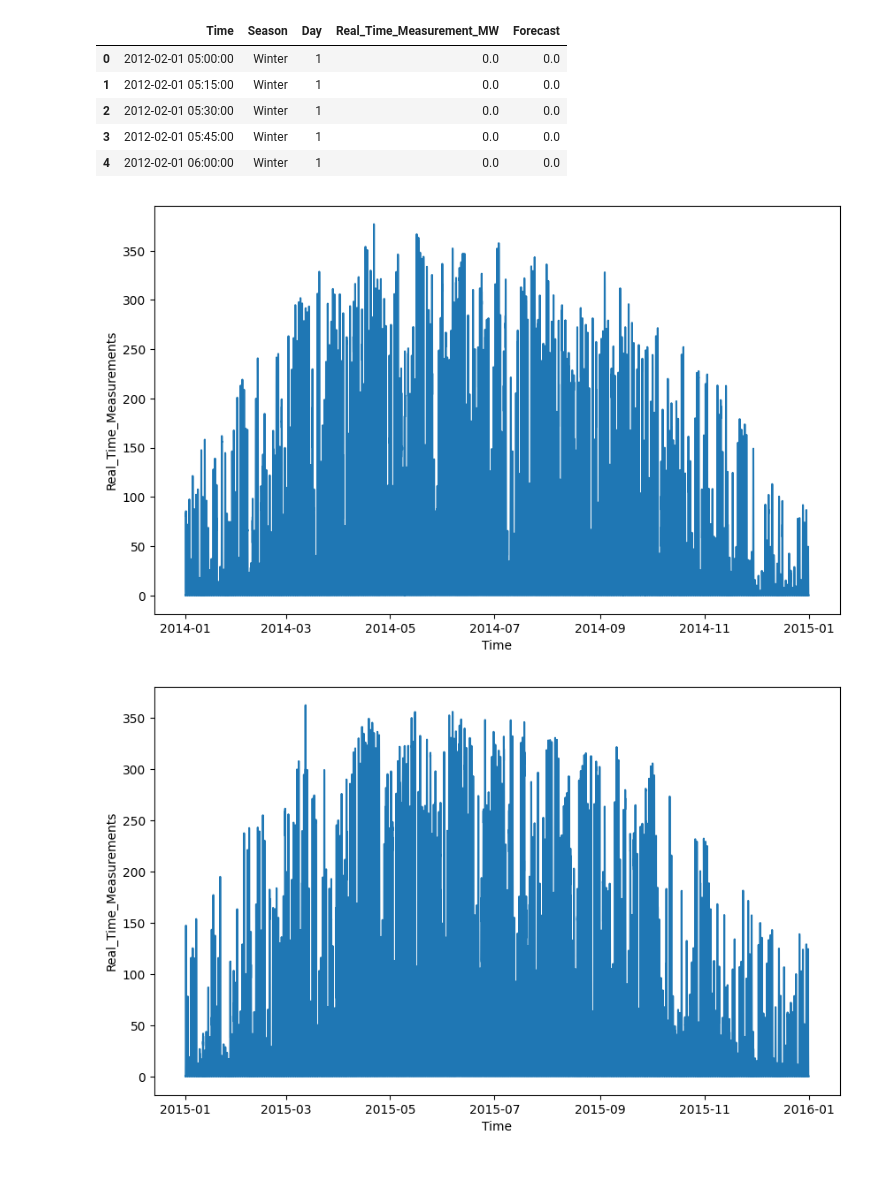
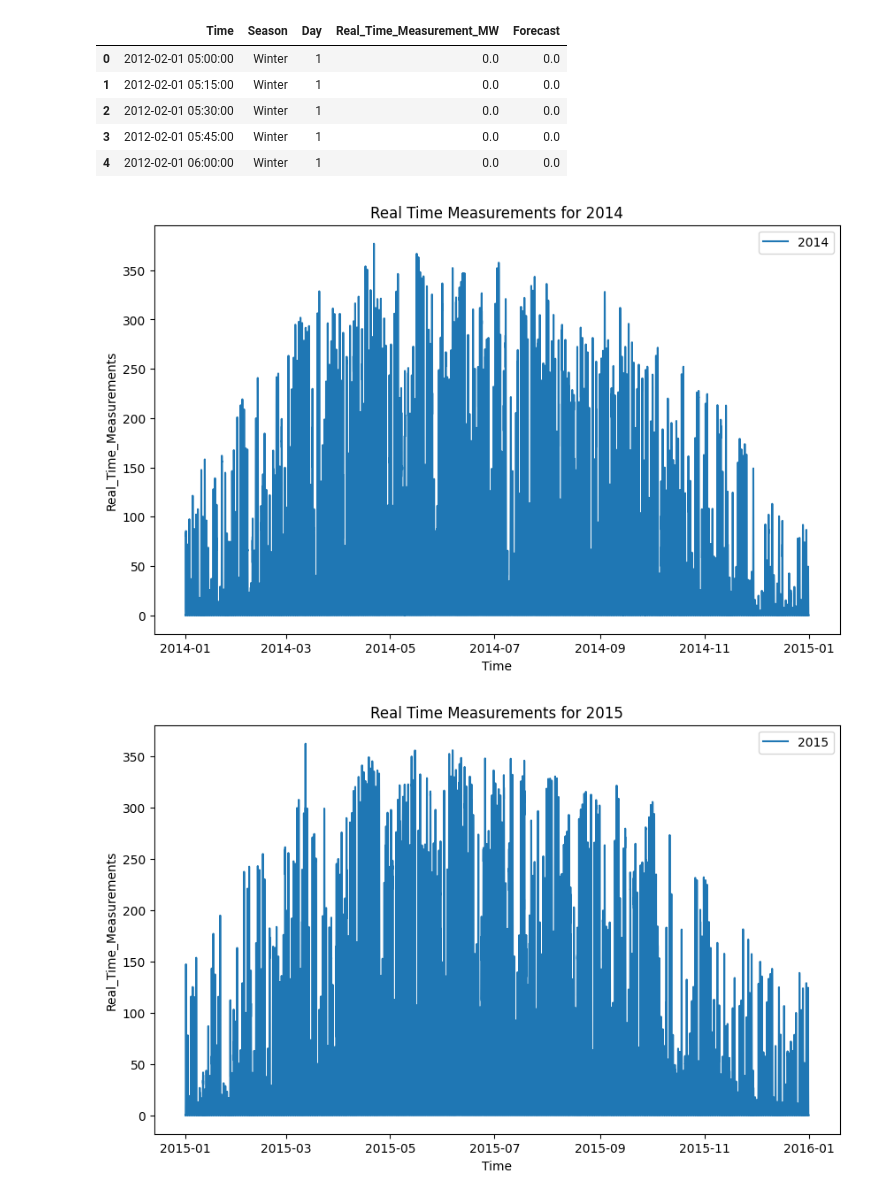
Before and after one commit to buntueng/R-PV-Forecasting, a Jupyter notebook: time_series_check.ipynb, the cells around one changed output. Cells and saved outputs as stored; diff of their text form; code cells hidden in the pictures; blank space fills up the shorter version.

Commit message:
plot all season

```diff
--- a/time_series_check.ipynb
+++ b/time_series_check.ipynb
@@ -14,19 +14,22 @@ df.head()
 | 3 | 2012-02-01 05:45:00 | Winter | 1 | 0.0 | 0.0 |
 | 4 | 2012-02-01 06:00:00 | Winter | 1 | 0.0 | 0.0 |
 # %%
+import seaborn as sns
 import matplotlib.pyplot as plt
 
 # filter data for year 2014 to 2017
 data = df[(df['Time'].dt.year >= 2014) & (df['Time'].dt.year <= 2017)]
 
 # use time in x-axis and Real_Time_Measurements in y-axis
 for year in range(2014, 2018):
     data_year = df[df['Time'].dt.year == year]
     plt.figure(figsize=(10, 6))
-    plt.plot(data_year['Time'], data_year['Real_Time_Measurement_MW'], label=str(year))
+    sns.lineplot(x='Time', y='Real_Time_Measurement_MW', data=data_year, label=str(year))
     plt.xlabel('Time')
     plt.ylabel('Real_Time_Measurements')
+    plt.title(f'Real Time Measurements for {year}')
+    plt.legend()
     plt.show()
 # %% [output]
-[figure, old version]
+[figure, new version]
-[figure, old version]
+[figure, new version]
```
Also changed, not shown: parts of 6 cells of this notebook.
